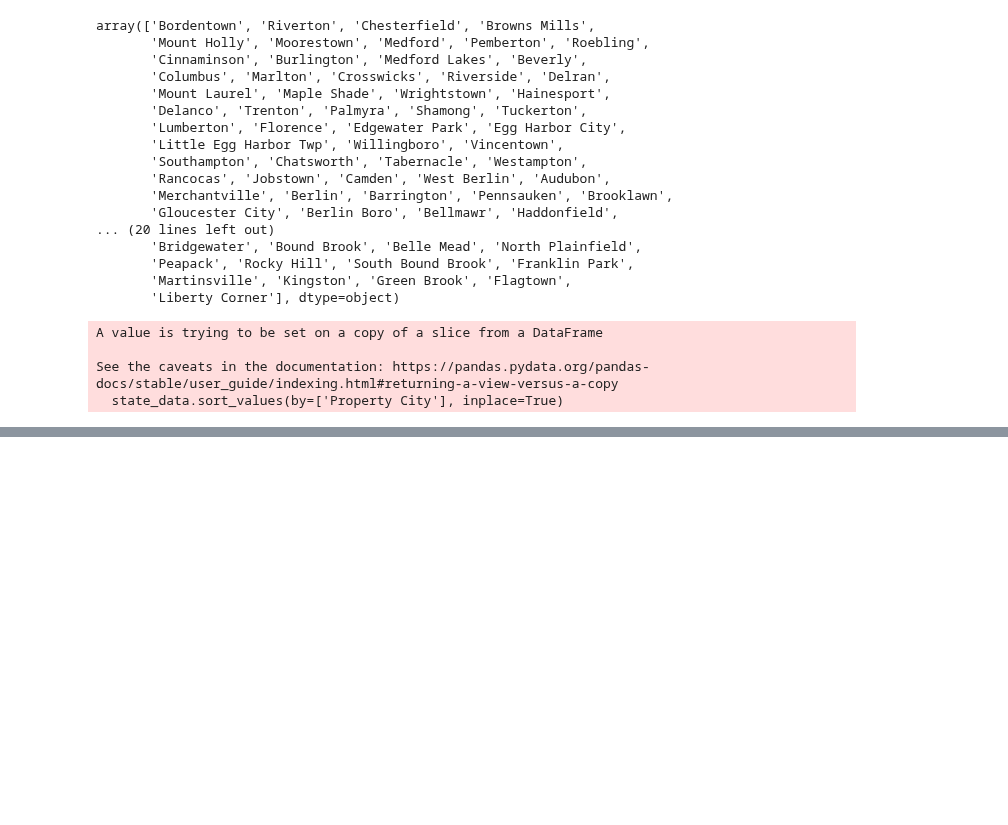
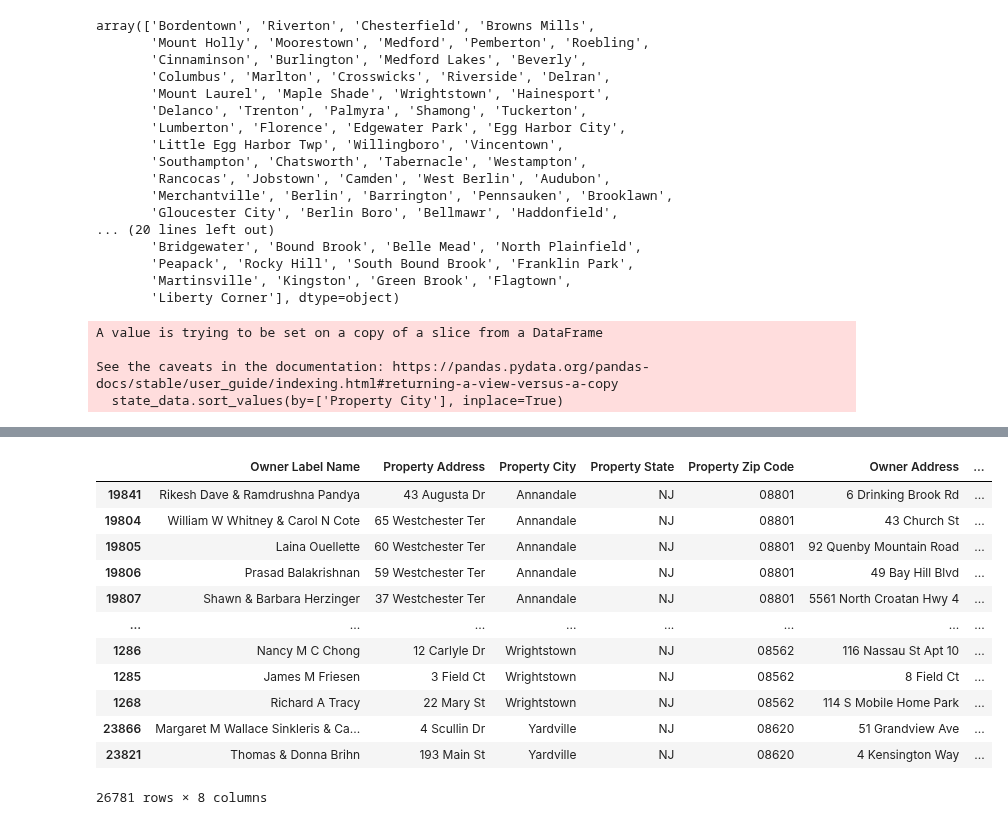
Before and after one commit to cavallon/Absentee_Owner_Data_Cleaning, a Jupyter notebook: out_of_state_code.ipynb, the cells around one changed output, grey strips where cells are left out. Drawn from its saved outputs; the diff is of its cells as text; code cells hidden in the pictures; blank space fills up the shorter version.

```diff
--- a/out_of_state_code.ipynb
+++ b/out_of_state_code.ipynb
@@ -596,4 +165,0 @@ json_nor = pd.json_normalize(data, max_level=1)
-# %%
-#change display options so we can read the whole output:
-
-pd.set_option('display.max_colwidth', None)
@@ -774,3 +165,0 @@ json_nor = pd.json_normalize(data, max_level=1)
-# %%
-#TESTING
-pd.set_option('display.max_colwidth', None)
@@ -818,0 +168,4 @@ df
+# %%
+pd.set_option('display.max_columns', 500)
+
+state_data.head()
@@ -818,0 +179,17 @@ df
+# %%
+df = state_data[['Owner Label Name', 'Property Address', 'Property City', 'Property State', 'Property Zip Code', 'Owner Address', 'Owner City State', 'Owner Zip Code']].copy()
+df
+# %% [output]
+|  | Owner Label Name | Property Address | Property City | Property State | Property Zip Code | Owner Address | ... |
+| 19841 | Rikesh Dave & Ramdrushna Pandya | 43 Augusta Dr | Annandale | NJ | 08801 | 6 Drinking Brook Rd | ... |
+| 19804 | William W Whitney & Carol N Cote | 65 Westchester Ter | Annandale | NJ | 08801 | 43 Church St | ... |
+| 19805 | Laina Ouellette | 60 Westchester Ter | Annandale | NJ | 08801 | 92 Quenby Mountain Road | ... |
+| 19806 | Prasad Balakrishnan | 59 Westchester Ter | Annandale | NJ | 08801 | 49 Bay Hill Blvd | ... |
+| 19807 | Shawn & Barbara Herzinger | 37 Westchester Ter | Annandale | NJ | 08801 | 5561 North Croatan Hwy 4 | ... |
+| ... | ... | ... | ... | ... | ... | ... | ... |
+| 1286 | Nancy M C Chong | 12 Carlyle Dr | Wrightstown | NJ | 08562 | 116 Nassau St Apt 10 | ... |
+| 1285 | James M Friesen | 3 Field Ct | Wrightstown | NJ | 08562 | 8 Field Ct | ... |
+| 1268 | Richard A Tracy | 22 Mary St | Wrightstown | NJ | 08562 | 114 S Mobile Home Park | ... |
+| 23866 | Margaret M Wallace Sinkleris & Ca... | 4 Scullin Dr | Yardville | NJ | 08620 | 51 Grandview Ave | ... |
+| 23821 | Thomas & Donna Brihn | 193 Main St | Yardville | NJ | 08620 | 4 Kensington Way | ... |
+26781 rows × 8 columns
```
Also changed, not shown: parts of 67 cells of this notebook, 1 other file.
